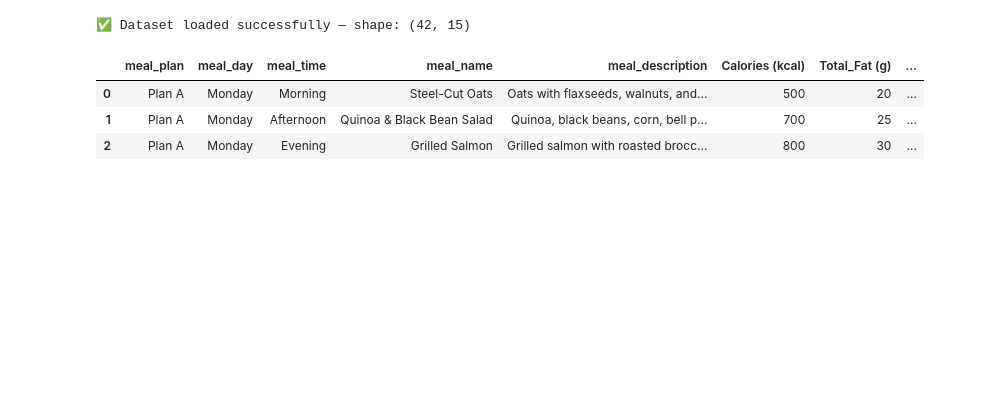
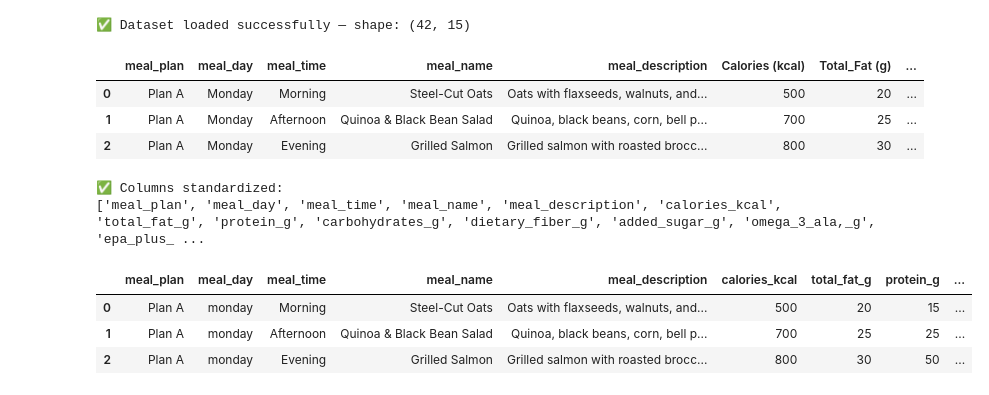
Before and after one commit to Kshitizsikriwal/cdrs, a Jupyter notebook: Gemini/compilance-diabetes.ipynb, the cells around one changed output. Drawn from its saved outputs; the diff is of its cells as text; code cells hidden in the pictures; blank space fills up the shorter version.

```diff
--- a/Gemini/compilance-diabetes.ipynb
+++ b/Gemini/compilance-diabetes.ipynb
@@ -26,3 +26,32 @@ df.head(3)
 | 0 | Plan A | Monday | Morning | Steel-Cut Oats | Oats with flaxseeds, walnuts, and... | 500 | 20 | ... |
 | 1 | Plan A | Monday | Afternoon | Quinoa & Black Bean Salad | Quinoa, black beans, corn, bell p... | 700 | 25 | ... |
 | 2 | Plan A | Monday | Evening | Grilled Salmon | Grilled salmon with roasted brocc... | 800 | 30 | ... |
+# %%
+# =========================================================
+# Cell 2: Clean and standardize column names
+# =========================================================
+df.columns = (
+    df.columns.str.strip()
+    .str.lower()
+    .str.replace(" ", "_")
+    .str.replace("(", "")
+    .str.replace(")", "")
+    .str.replace("+", "plus")
+    .str.replace("µ", "u")
+    .str.replace("-", "_")
+)
+
+weekday_order = ["monday", "tuesday", "wednesday", "thursday", "friday", "saturday", "sunday"]
+df["meal_day"] = df["meal_day"].astype(str).str.strip().str.lower()
+df["meal_day"] = pd.Categorical(df["meal_day"], categories=weekday_order, ordered=True)
+
+print("✅ Columns standardized:")
+print(df.columns.tolist())
+df.head(3)
+# %% [output]
+✅ Columns standardized:
+['meal_plan', 'meal_day', 'meal_time', 'meal_name', 'meal_description', 'calories_kcal', 'total_fat_g', 'protein_g', 'carbohydrates_g', 'dietary_fiber_g', 'added_sugar_g', 'omega_3_ala,_g', 'epa_plus_ ...
+|  | meal_plan | meal_day | meal_time | meal_name | meal_description | calories_kcal | total_fat_g | protein_g | ... |
+| 0 | Plan A | monday | Morning | Steel-Cut Oats | Oats with flaxseeds, walnuts, and... | 500 | 20 | 15 | ... |
+| 1 | Plan A | monday | Afternoon | Quinoa & Black Bean Salad | Quinoa, black beans, corn, bell p... | 700 | 25 | 25 | ... |
+| 2 | Plan A | monday | Evening | Grilled Salmon | Grilled salmon with roasted brocc... | 800 | 30 | 50 | ... |
```
Also changed, not shown: parts of 8 cells of this notebook, 2 other files.
